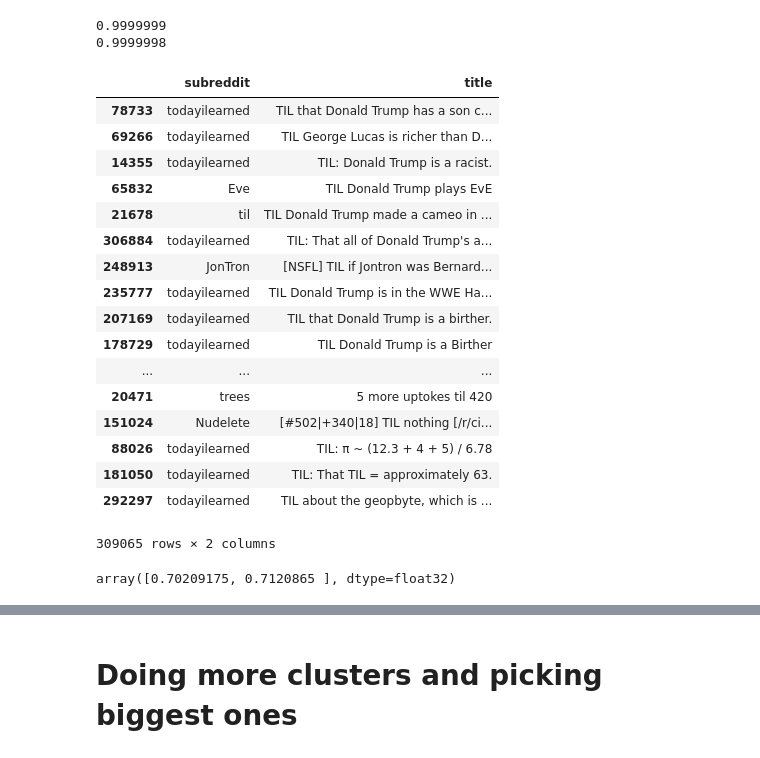
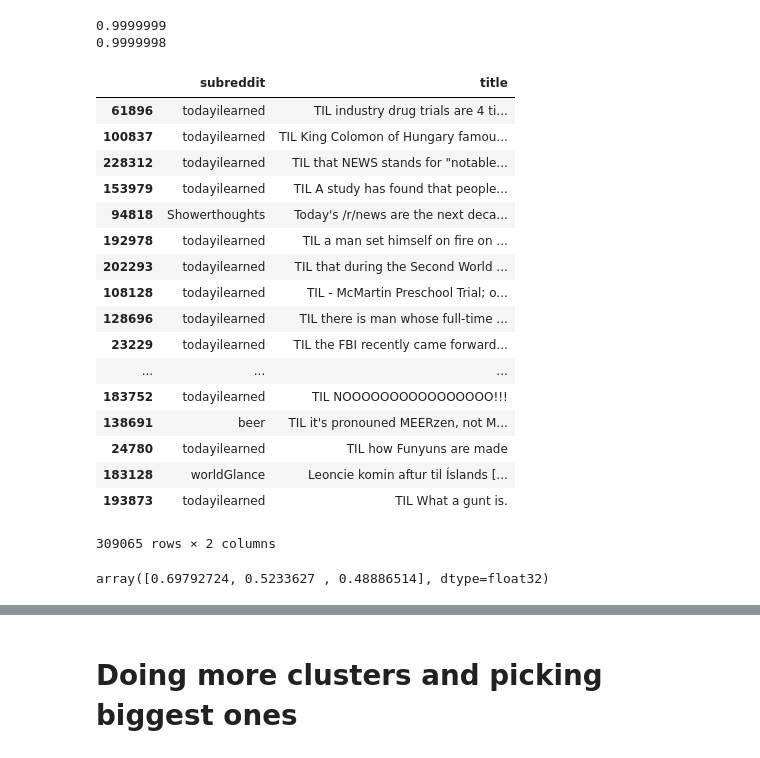
Before and after one commit to dannyqiu/fun-fax, a Jupyter notebook: incubator/weighted_word_embeddings.ipynb, the cells around one changed output, grey strips where cells are left out. Saved outputs shown, nothing was run; the diff lists cells and outputs as text; code cells hidden in the pictures.

```diff
--- a/incubator/weighted_word_embeddings.ipynb
+++ b/incubator/weighted_word_embeddings.ipynb
@@ -63,36 +63,36 @@ print(np.linalg.norm(n_weighted_embedding[10493]))
 0.9999999
 0.9999998
 # %%
-query = "donald trump"
+query = "famous trials news"
 query_tfidf = vectorizer.transform([query])
 query_weighted = query_tfidf.dot(f_vectors).flatten()
 n_query_weighted = query_weighted / np.linalg.norm(query_weighted)
 rankings = n_weighted_embedding.dot(n_query_weighted)
 rankings_index = np.argsort(-rankings)
 fun_fact_df[["subreddit", "title"]].loc[rankings_index]
 # %% [output]
 |  | subreddit | title |
-| 78733 | todayilearned | TIL that Donald Trump has a son c... |
-| 69266 | todayilearned | TIL George Lucas is richer than D... |
-| 14355 | todayilearned | TIL: Donald Trump is a racist. |
-| 65832 | Eve | TIL Donald Trump plays EvE |
-| 21678 | til | TIL Donald Trump made a cameo in ... |
-| 306884 | todayilearned | TIL: That all of Donald Trump's a... |
-| 248913 | JonTron | [NSFL] TIL if Jontron was Bernard... |
-| 235777 | todayilearned | TIL Donald Trump is in the WWE Ha... |
-| 207169 | todayilearned | TIL that Donald Trump is a birther. |
-| 178729 | todayilearned | TIL Donald Trump is a Birther |
+| 61896 | todayilearned | TIL industry drug trials are 4 ti... |
+| 100837 | todayilearned | TIL King Colomon of Hungary famou... |
+| 228312 | todayilearned | TIL that NEWS stands for "notable... |
+| 153979 | todayilearned | TIL A study has found that people... |
+| 94818 | Showerthoughts | Today's /r/news are the next deca... |
+| 192978 | todayilearned | TIL a man set himself on fire on ... |
+| 202293 | todayilearned | TIL that during the Second World ... |
+| 108128 | todayilearned | TIL - McMartin Preschool Trial; o... |
+| 128696 | todayilearned | TIL there is man whose full-time ... |
+| 23229 | todayilearned | TIL the FBI recently came forward... |
 | ... | ... | ... |
-| 20471 | trees | 5 more uptokes til 420 |
-| 151024 | Nudelete | [#502|+340|18] TIL nothing [/r/ci... |
-| 88026 | todayilearned | TIL: π ~ (12.3 + 4 + 5) / 6.78 |
-| 181050 | todayilearned | TIL: That TIL = approximately 63. |
-| 292297 | todayilearned | TIL about the geopbyte, which is ... |
+| 183752 | todayilearned | TIL NOOOOOOOOOOOOOOOO!!! |
+| 138691 | beer | TIL it's pronouned MEERzen, not M... |
+| 24780 | todayilearned | TIL how Funyuns are made |
+| 183128 | worldGlance | Leoncie komin aftur til Íslands [... |
+| 193873 | todayilearned | TIL What a gunt is. |
 309065 rows × 2 columns
 # %%
 query_tfidf.data
 # %% [output]
-array([0.70209175, 0.7120865 ], dtype=float32)
+array([0.69792724, 0.5233627 , 0.48886514], dtype=float32)
 # %%
 for i in range(20):
     print(rankings[rankings_index[i]], titles[rankings_index[i]])
```
Also changed, not shown: parts of 9 cells of this notebook.
